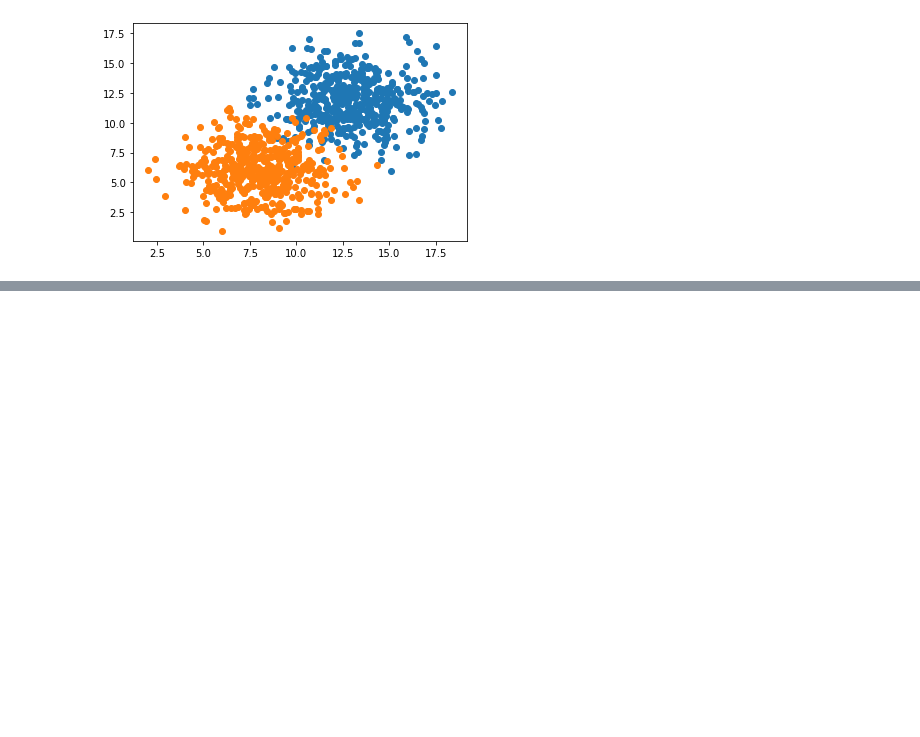
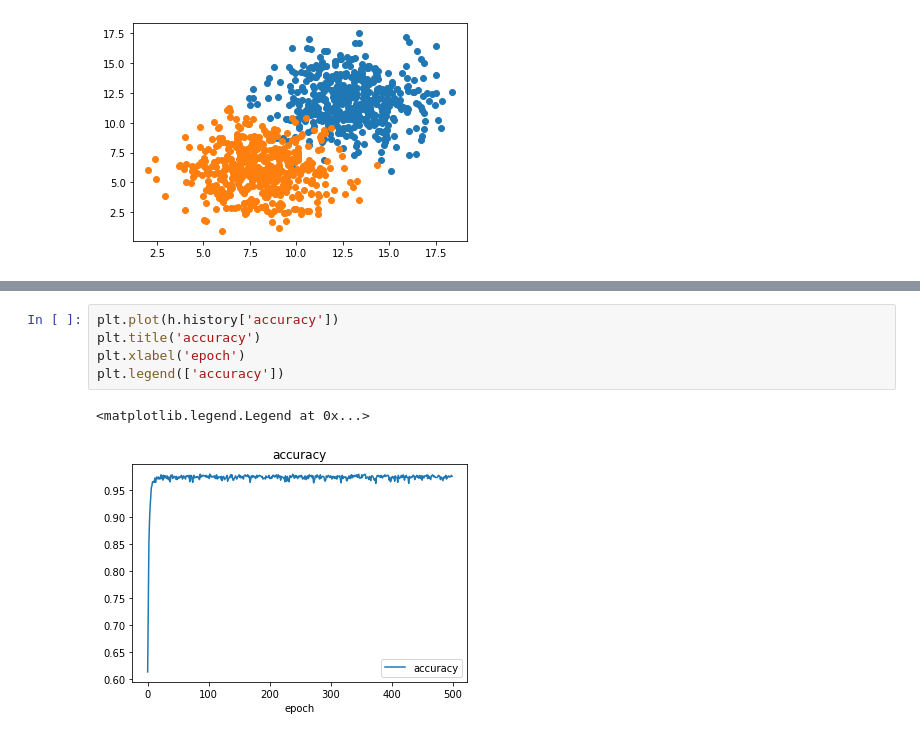
Before and after one commit to ravishankar-cloud/CV-machine-learning, a Jupyter notebook: PerceptronfromKeras.ipynb, the cells around one changed output, grey strips where cells are left out. Drawn from its saved outputs; the diff is of its cells as text; blank space fills up the shorter version.

```diff
--- a/PerceptronfromKeras.ipynb
+++ b/PerceptronfromKeras.ipynb
@@ -32,0 +54,8 @@ model.fit(x=X,y=y,verbose=1,batch_size=50,epochs=500)
+# %%
+plt.plot(h.history['accuracy'])
+plt.title('accuracy')
+plt.xlabel('epoch')
+plt.legend(['accuracy'])
+# %% [output]
+<matplotlib.legend.Legend at 0x...>
+[figure, added]
```
Also changed, not shown: parts of 1 cell of this notebook.
